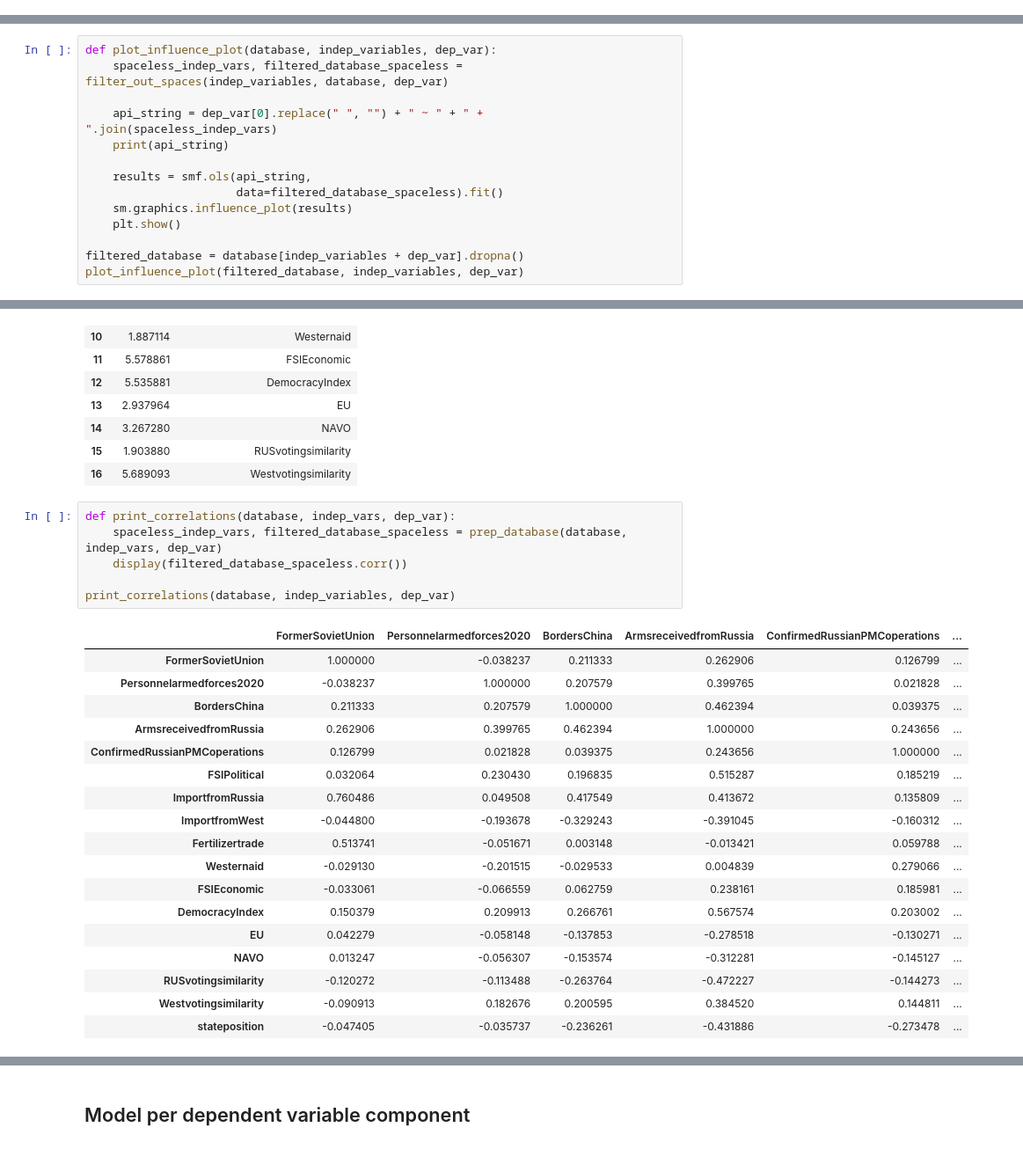
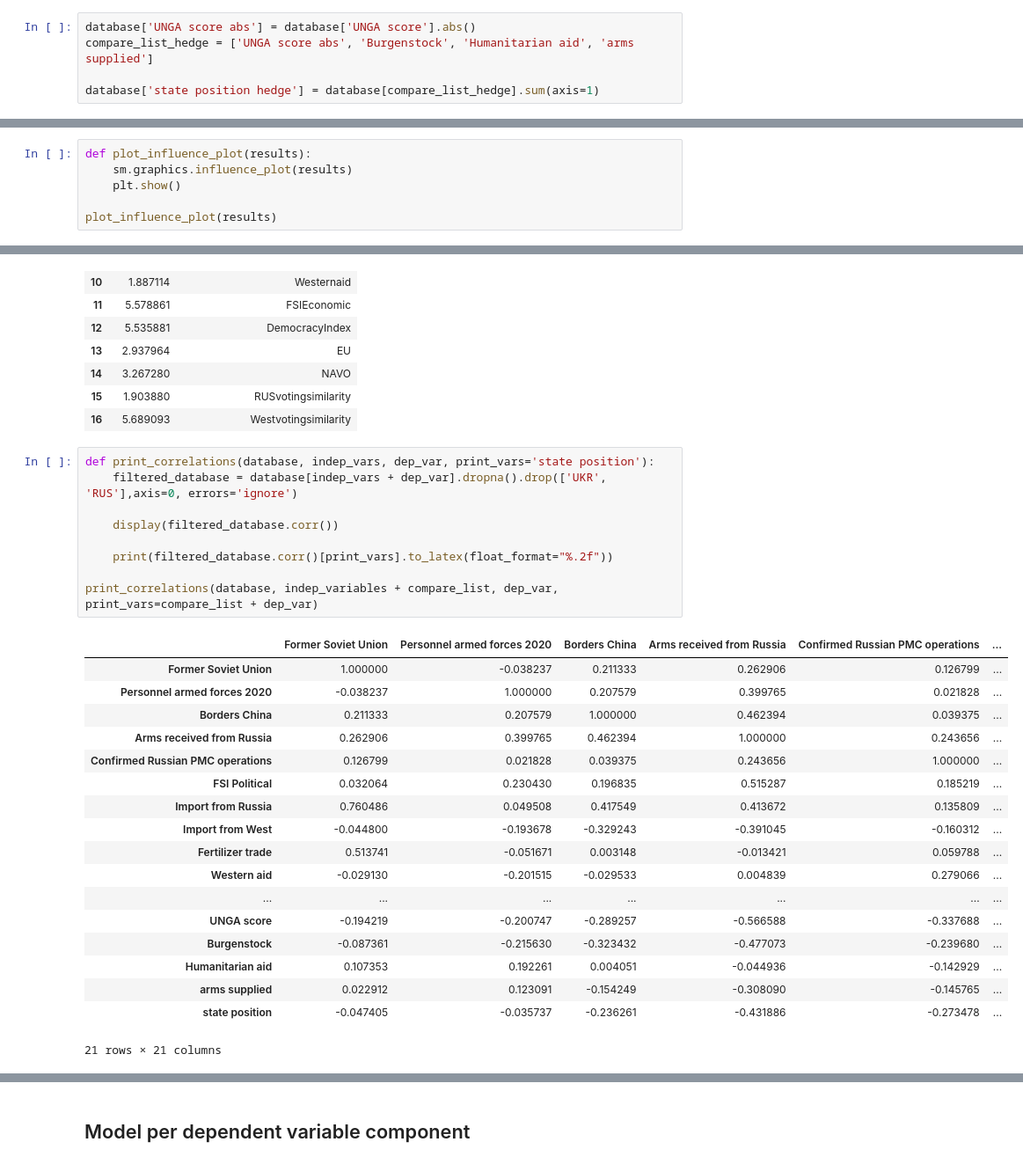
Before and after one commit to NienkeWessel/CodeThesisConflicts, a Jupyter notebook: Create_database.ipynb, the cells around one changed output, grey strips where cells are left out. Shown at 88% size. Saved outputs shown, nothing was run; the diff lists cells and outputs as text.

```diff
--- a/Create_database.ipynb
+++ b/Create_database.ipynb
@@ -1758,3 +1756,8 @@ ax.set(xlabel='State position',
+# %%
+database['UNGA score abs'] = database['UNGA score'].abs()
+compare_list_hedge = ['UNGA score abs', 'Burgenstock', 'Humanitarian aid', 'arms supplied']
+
+database['state position hedge'] = database[compare_list_hedge].sum(axis=1)
 # %% [markdown]
 ## Print dependent variables
 # %%
@@ -1969,15 +1939,7 @@ Notes:
 # %%
-def plot_influence_plot(database, indep_variables, dep_var):
-    spaceless_indep_vars, filtered_database_spaceless = filter_out_spaces(indep_variables, database, dep_var)
-
-    api_string = dep_var[0].replace(" ", "") + " ~ " + " + ".join(spaceless_indep_vars)
-    print(api_string)
-
-    results = smf.ols(api_string,
-                      data=filtered_database_spaceless).fit()
+def plot_influence_plot(results):
     sm.graphics.influence_plot(results)
     plt.show()
 
-filtered_database = database[indep_variables + dep_var].dropna()
-plot_influence_plot(filtered_database, indep_variables, dep_var)
+plot_influence_plot(results)
 # %% [output]
@@ -2101,27 +2062,30 @@ calculate_VIF(database, indep_variables, dep_var)
 | 15 | 1.903880 | RUSvotingsimilarity |
 | 16 | 5.689093 | Westvotingsimilarity |
 # %%
-def print_correlations(database, indep_vars, dep_var):
-    spaceless_indep_vars, filtered_database_spaceless = prep_database(database, indep_vars, dep_var)
-    display(filtered_database_spaceless.corr())
+def print_correlations(database, indep_vars, dep_var, print_vars='state position'):
+    filtered_database = database[indep_vars + dep_var].dropna().drop(['UKR', 'RUS'],axis=0, errors='ignore')
 
-print_correlations(database, indep_variables, dep_var)
+    display(filtered_database.corr())
+
+    print(filtered_database.corr()[print_vars].to_latex(float_format="%.2f"))
+
+print_correlations(database, indep_variables + compare_list, dep_var, print_vars=compare_list + dep_var)
 # %% [output]
-|  | FormerSovietUnion | Personnelarmedforces2020 | BordersChina | ArmsreceivedfromRussia | ConfirmedRussianPMCoperations | ... |
-| FormerSovietUnion | 1.000000 | -0.038237 | 0.211333 | 0.262906 | 0.126799 | ... |
-| Personnelarmedforces2020 | -0.038237 | 1.000000 | 0.207579 | 0.399765 | 0.021828 | ... |
-| BordersChina | 0.211333 | 0.207579 | 1.000000 | 0.462394 | 0.039375 | ... |
-| ArmsreceivedfromRussia | 0.262906 | 0.399765 | 0.462394 | 1.000000 | 0.243656 | ... |
-| ConfirmedRussianPMCoperations | 0.126799 | 0.021828 | 0.039375 | 0.243656 | 1.000000 | ... |
-| FSIPolitical | 0.032064 | 0.230430 | 0.196835 | 0.515287 | 0.185219 | ... |
-| ImportfromRussia | 0.760486 | 0.049508 | 0.417549 | 0.413672 | 0.135809 | ... |
-| ImportfromWest | -0.044800 | -0.193678 | -0.329243 | -0.391045 | -0.160312 | ... |
-| Fertilizertrade | 0.513741 | -0.051671 | 0.003148 | -0.013421 | 0.059788 | ... |
-| Westernaid | -0.029130 | -0.201515 | -0.029533 | 0.004839 | 0.279066 | ... |
-| FSIEconomic | -0.033061 | -0.066559 | 0.062759 | 0.238161 | 0.185981 | ... |
-| DemocracyIndex | 0.150379 | 0.209913 | 0.266761 | 0.567574 | 0.203002 | ... |
-| EU | 0.042279 | -0.058148 | -0.137853 | -0.278518 | -0.130271 | ... |
-| NAVO | 0.013247 | -0.056307 | -0.153574 | -0.312281 | -0.145127 | ... |
-| RUSvotingsimilarity | -0.120272 | -0.113488 | -0.263764 | -0.472227 | -0.144273 | ... |
-| Westvotingsimilarity | -0.090913 | 0.182676 | 0.200595 | 0.384520 | 0.144811 | ... |
-| stateposition | -0.047405 | -0.035737 | -0.236261 | -0.431886 | -0.273478 | ... |
+|  | Former Soviet Union | Personnel armed forces 2020 | Borders China | Arms received from Russia | Confirmed Russian PMC operations | ... |
+| Former Soviet Union | 1.000000 | -0.038237 | 0.211333 | 0.262906 | 0.126799 | ... |
+| Personnel armed forces 2020 | -0.038237 | 1.000000 | 0.207579 | 0.399765 | 0.021828 | ... |
+| Borders China | 0.211333 | 0.207579 | 1.000000 | 0.462394 | 0.039375 | ... |
+| Arms received from Russia | 0.262906 | 0.399765 | 0.462394 | 1.000000 | 0.243656 | ... |
+| Confirmed Russian PMC operations | 0.126799 | 0.021828 | 0.039375 | 0.243656 | 1.000000 | ... |
+| FSI Political | 0.032064 | 0.230430 | 0.196835 | 0.515287 | 0.185219 | ... |
+| Import from Russia | 0.760486 | 0.049508 | 0.417549 | 0.413672 | 0.135809 | ... |
+| Import from West | -0.044800 | -0.193678 | -0.329243 | -0.391045 | -0.160312 | ... |
+| Fertilizer trade | 0.513741 | -0.051671 | 0.003148 | -0.013421 | 0.059788 | ... |
+| Western aid | -0.029130 | -0.201515 | -0.029533 | 0.004839 | 0.279066 | ... |
+| ... | ... | ... | ... | ... | ... | ... |
+| UNGA score | -0.194219 | -0.200747 | -0.289257 | -0.566588 | -0.337688 | ... |
+| Burgenstock | -0.087361 | -0.215630 | -0.323432 | -0.477073 | -0.239680 | ... |
+| Humanitarian aid | 0.107353 | 0.192261 | 0.004051 | -0.044936 | -0.142929 | ... |
+| arms supplied | 0.022912 | 0.123091 | -0.154249 | -0.308090 | -0.145765 | ... |
+| state position | -0.047405 | -0.035737 | -0.236261 | -0.431886 | -0.273478 | ... |
+21 rows × 21 columns
```
Also changed, not shown: parts of 53 cells of this notebook.
